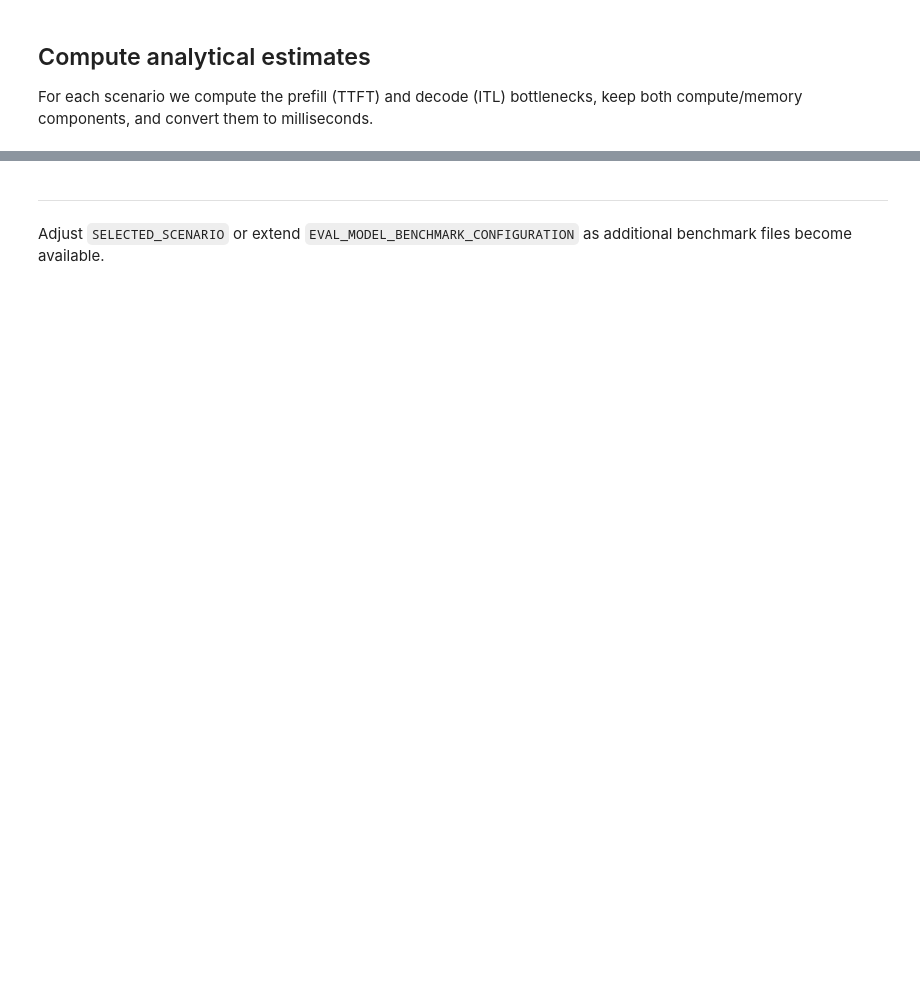
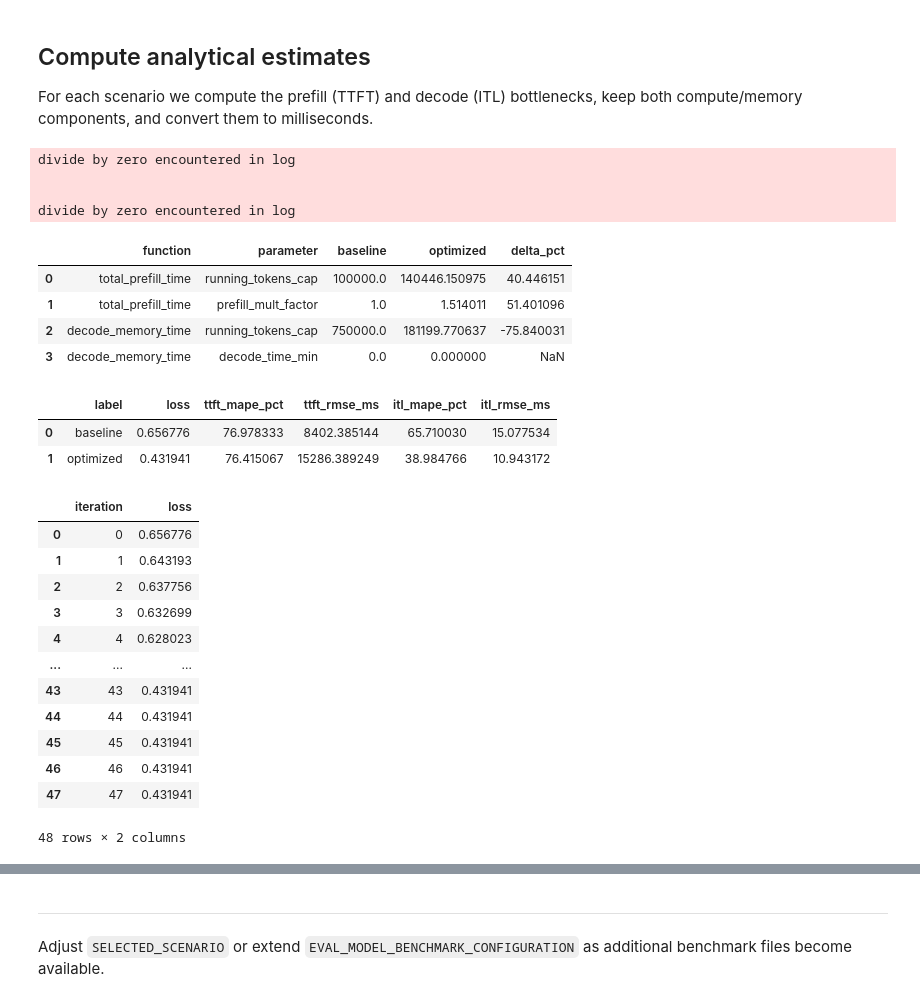
Before and after one commit to zivbeker42/llm-guesstimator, a Jupyter notebook: benchmark_validation.ipynb, the cells around one changed output, grey strips where cells are left out. Saved outputs shown, nothing was run; the diff lists cells and outputs as text; code cells hidden in the pictures; blank space fills up the shorter version.

```diff
--- a/benchmark_validation.ipynb
+++ b/benchmark_validation.ipynb
@@ -4,7 +4,6 @@
 
 Select a benchmark scenario via `SELECTED_SCENARIO` to compare measured TTFT/ITL values with the analytical estimators.
 # %%
-
 from dataclasses import dataclass
 from pathlib import Path
 
@@ -12,13 +11,16 @@ import numpy as np
 import pandas as pd
 import plotly.express as px
 import plotly.graph_objects as go
+from IPython.display import display
 
 from utils.config import get_model_config, get_hardware_config
 from utils.math_utils import (
+    total_prefill_time,
     prefill_compute_time,
     prefill_memory_time,
     decode_compute_time,
     decode_memory_time,
+    prefill_memory_HBM_wall_time,
 )
 
 pd.options.display.max_rows = 20
@@ -31,7 +33,7 @@ class EvalModelBenchmarkConfiguration:
     model_name: str
     csv_hardware_label: str
     hardware_key: str
-    running_tokens_cap: float
+    decode_running_tokens_cap: float
     prefill_running_tokens_cap: float
 # %%
 
@@ -41,20 +43,21 @@ EVAL_MODEL_BENCHMARK_CONFIGURATION = {
         model_name="llama33_70B",
         csv_hardware_label="H100_80G",
         hardware_key="H100_80GB_FP8_TP2",
-        running_tokens_cap=3.03e5,
-        prefill_running_tokens_cap=6.25e4
+        decode_running_tokens_cap=3.03e5,
+        prefill_running_tokens_cap=1.0e5
     ),
     "llama31_8b_fp8_tp1": EvalModelBenchmarkConfiguration(
         data_path=Path("tested_benchmarks/nim_llama3.1_8b_v1.8.0_1xH100_80GB.csv"),
         model_name="llama31_8B",
         csv_hardware_label="H100_80G",
         hardware_key="H100_80GB_FP8_TP1",
-        running_tokens_cap=7.5e5,
-        prefill_running_tokens_cap= 8e4
+        decode_running_tokens_cap=7.5e5,
+        prefill_running_tokens_cap= 1.0e5
     ),
 }
 
-SELECTED_SCENARIO = "llama33_70b_fp8_tp2"
+SELECTED_SCENARIO = "llama31_8b_fp8_tp1"
 CONFIG = EVAL_MODEL_BENCHMARK_CONFIGURATION[SELECTED_SCENARIO]
 print(f"Scenario: {SELECTED_SCENARIO}")
-print(f"Running tokens cap: {CONFIG.running_tokens_cap:,.0f}")
+print(f"running on model  configuration: {get_model_config(CONFIG.model_name)}")
+print(f"running on hardware: {get_hardware_config(CONFIG.hardware_key)}")
@@ -81,4 +96,47 @@ display(df_raw.head())
 ## Compute analytical estimates
 
 For each scenario we compute the prefill (TTFT) and decode (ITL) bottlenecks, keep both compute/memory components, and convert them to milliseconds.
+# %%
+from utils.parameter_fit import (
+    TUNABLE_PARAMETER_NAMES,
+    fit_prefill_decode_parameters,
+)
+
+BEST_FIT_PARAMS, FIT_REPORT = fit_prefill_decode_parameters(
+    df_raw,
+    model_cfg,
+    hardware_cfg,
+    CONFIG,
+    tunable_params=TUNABLE_PARAMETER_NAMES,
+)
+
+display(FIT_REPORT["parameter_summary"])
+display(FIT_REPORT["error_summary"])
+display(FIT_REPORT["loss_history"])
+# %% [output]
+divide by zero encountered in log
+
+
+divide by zero encountered in log
+|  | function | parameter | baseline | optimized | delta_pct |
+| 0 | total_prefill_time | running_tokens_cap | 100000.0 | 140446.150975 | 40.446151 |
+| 1 | total_prefill_time | prefill_mult_factor | 1.0 | 1.514011 | 51.401096 |
+| 2 | decode_memory_time | running_tokens_cap | 750000.0 | 181199.770637 | -75.840031 |
+| 3 | decode_memory_time | decode_time_min | 0.0 | 0.000000 | NaN |
+|  | label | loss | ttft_mape_pct | ttft_rmse_ms | itl_mape_pct | itl_rmse_ms |
+| 0 | baseline | 0.656776 | 76.978333 | 8402.385144 | 65.710030 | 15.077534 |
+| 1 | optimized | 0.431941 | 76.415067 | 15286.389249 | 38.984766 | 10.943172 |
+|  | iteration | loss |
+| 0 | 0 | 0.656776 |
+| 1 | 1 | 0.643193 |
+| 2 | 2 | 0.637756 |
+| 3 | 3 | 0.632699 |
+| 4 | 4 | 0.628023 |
+| ... | ... | ... |
+| 43 | 43 | 0.431941 |
+| 44 | 44 | 0.431941 |
+| 45 | 45 | 0.431941 |
+| 46 | 46 | 0.431941 |
+| 47 | 47 | 0.431941 |
+48 rows × 2 columns
 # %%
```
Also changed, not shown: parts of 8 cells of this notebook, 5 other files.
